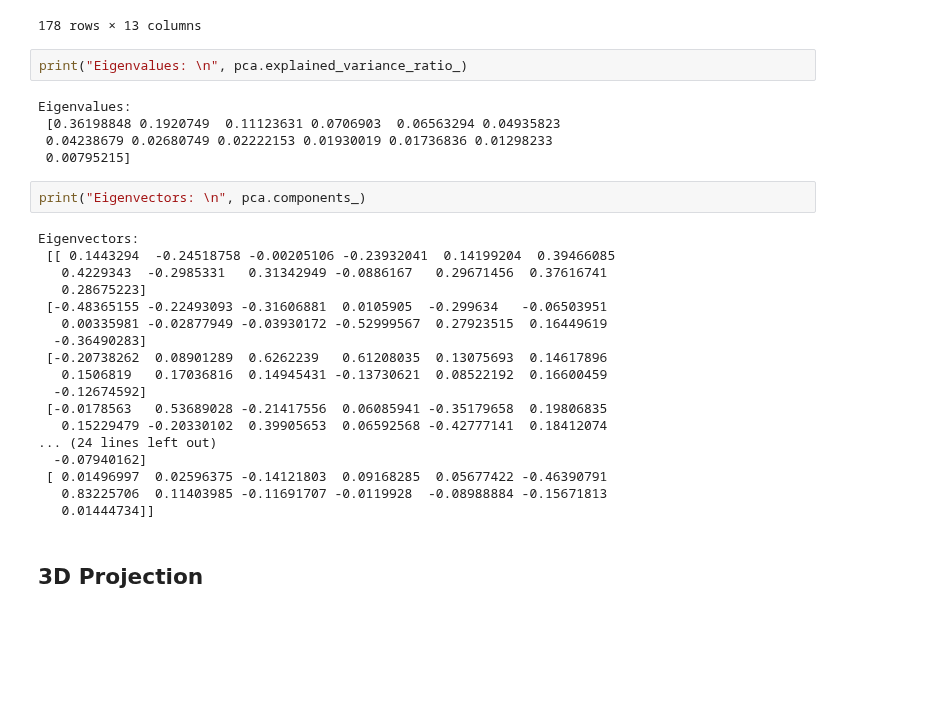
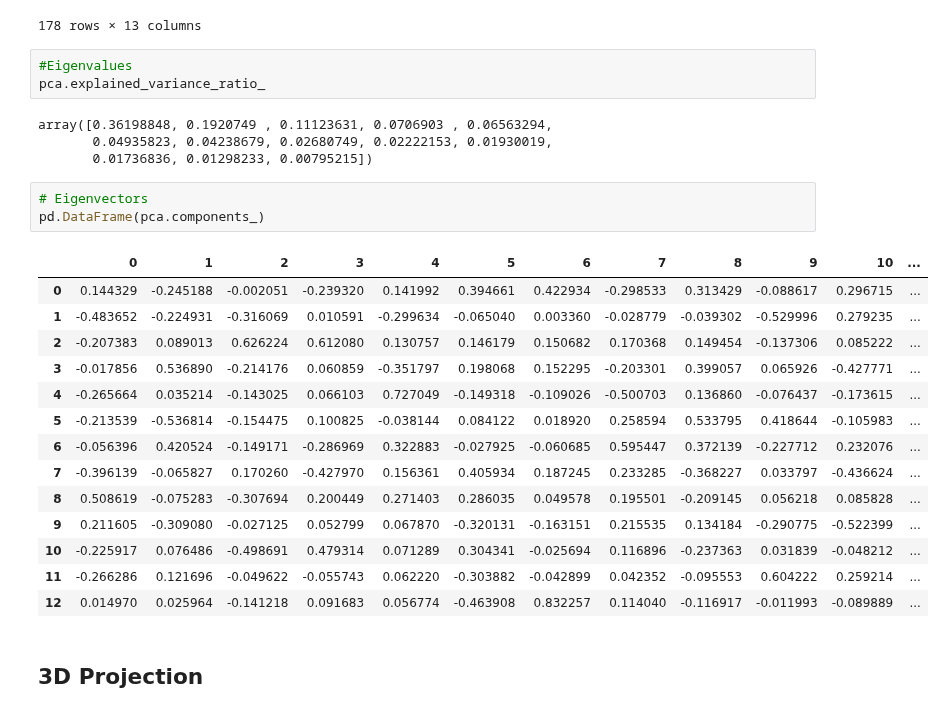
Before and after one commit to khetansarvesh/Tabular-Cross-Sectional-Modelling, a Jupyter notebook: modelling/dimensionality-reduction/PCA.ipynb, the cells around one changed output. Saved outputs shown, nothing was run; the diff lists cells and outputs as text; blank space fills up the shorter version.

```diff
--- a/modelling/dimensionality-reduction/PCA.ipynb
+++ b/modelling/dimensionality-reduction/PCA.ipynb
@@ -84,32 +90,30 @@ pd.DataFrame(X_new)
 | 177 | -3.208758 | -2.768920 | 1.013914 | 0.596903 | -0.895193 | 0.296092 | 0.005741 | -0.292914 | 0.741660 | -0.117969 | -0.229964 | ... |
 178 rows × 13 columns
 # %%
-print("Eigenvalues: \n", pca.explained_variance_ratio_)
+#Eigenvalues
+pca.explained_variance_ratio_
 # %% [output]
-Eigenvalues:
- [0.36198848 0.1920749  0.11123631 0.0706903  0.06563294 0.04935823
- 0.04238679 0.02680749 0.02222153 0.01930019 0.01736836 0.01298233
- 0.00795215]
+array([0.36198848, 0.1920749 , 0.11123631, 0.0706903 , 0.06563294,
+       0.04935823, 0.04238679, 0.02680749, 0.02222153, 0.01930019,
+       0.01736836, 0.01298233, 0.00795215])
 # %%
-print("Eigenvectors: \n", pca.components_)
+# Eigenvectors
+pd.DataFrame(pca.components_)
 # %% [output]
-Eigenvectors:
- [[ 0.1443294  -0.24518758 -0.00205106 -0.23932041  0.14199204  0.39466085
-   0.4229343  -0.2985331   0.31342949 -0.0886167   0.29671456  0.37616741
-   0.28675223]
- [-0.48365155 -0.22493093 -0.31606881  0.0105905  -0.299634   -0.06503951
-   0.00335981 -0.02877949 -0.03930172 -0.52999567  0.27923515  0.16449619
-  -0.36490283]
- [-0.20738262  0.08901289  0.6262239   0.61208035  0.13075693  0.14617896
-   0.1506819   0.17036816  0.14945431 -0.13730621  0.08522192  0.16600459
-  -0.12674592]
- [-0.0178563   0.53689028 -0.21417556  0.06085941 -0.35179658  0.19806835
-   0.15229479 -0.20330102  0.39905653  0.06592568 -0.42777141  0.18412074
-... (24 lines left out)
-  -0.07940162]
- [ 0.01496997  0.02596375 -0.14121803  0.09168285  0.05677422 -0.46390791
-   0.83225706  0.11403985 -0.11691707 -0.0119928  -0.08988884 -0.15671813
-   0.01444734]]
+|  | 0 | 1 | 2 | 3 | 4 | 5 | 6 | 7 | 8 | 9 | 10 | ... |
+| 0 | 0.144329 | -0.245188 | -0.002051 | -0.239320 | 0.141992 | 0.394661 | 0.422934 | -0.298533 | 0.313429 | -0.088617 | 0.296715 | ... |
+| 1 | -0.483652 | -0.224931 | -0.316069 | 0.010591 | -0.299634 | -0.065040 | 0.003360 | -0.028779 | -0.039302 | -0.529996 | 0.279235 | ... |
+| 2 | -0.207383 | 0.089013 | 0.626224 | 0.612080 | 0.130757 | 0.146179 | 0.150682 | 0.170368 | 0.149454 | -0.137306 | 0.085222 | ... |
+| 3 | -0.017856 | 0.536890 | -0.214176 | 0.060859 | -0.351797 | 0.198068 | 0.152295 | -0.203301 | 0.399057 | 0.065926 | -0.427771 | ... |
+| 4 | -0.265664 | 0.035214 | -0.143025 | 0.066103 | 0.727049 | -0.149318 | -0.109026 | -0.500703 | 0.136860 | -0.076437 | -0.173615 | ... |
+| 5 | -0.213539 | -0.536814 | -0.154475 | 0.100825 | -0.038144 | 0.084122 | 0.018920 | 0.258594 | 0.533795 | 0.418644 | -0.105983 | ... |
+| 6 | -0.056396 | 0.420524 | -0.149171 | -0.286969 | 0.322883 | -0.027925 | -0.060685 | 0.595447 | 0.372139 | -0.227712 | 0.232076 | ... |
+| 7 | -0.396139 | -0.065827 | 0.170260 | -0.427970 | 0.156361 | 0.405934 | 0.187245 | 0.233285 | -0.368227 | 0.033797 | -0.436624 | ... |
+| 8 | 0.508619 | -0.075283 | -0.307694 | 0.200449 | 0.271403 | 0.286035 | 0.049578 | 0.195501 | -0.209145 | 0.056218 | 0.085828 | ... |
+| 9 | 0.211605 | -0.309080 | -0.027125 | 0.052799 | 0.067870 | -0.320131 | -0.163151 | 0.215535 | 0.134184 | -0.290775 | -0.522399 | ... |
+| 10 | -0.225917 | 0.076486 | -0.498691 | 0.479314 | 0.071289 | 0.304341 | -0.025694 | 0.116896 | -0.237363 | 0.031839 | -0.048212 | ... |
+| 11 | -0.266286 | 0.121696 | -0.049622 | -0.055743 | 0.062220 | -0.303882 | -0.042899 | 0.042352 | -0.095553 | 0.604222 | 0.259214 | ... |
+| 12 | 0.014970 | 0.025964 | -0.141218 | 0.091683 | 0.056774 | -0.463908 | 0.832257 | 0.114040 | -0.116917 | -0.011993 | -0.089889 | ... |
 # %% [markdown]
 ## 3D Projection
 # %%
```
Also changed, not shown: parts of 14 cells of this notebook.
